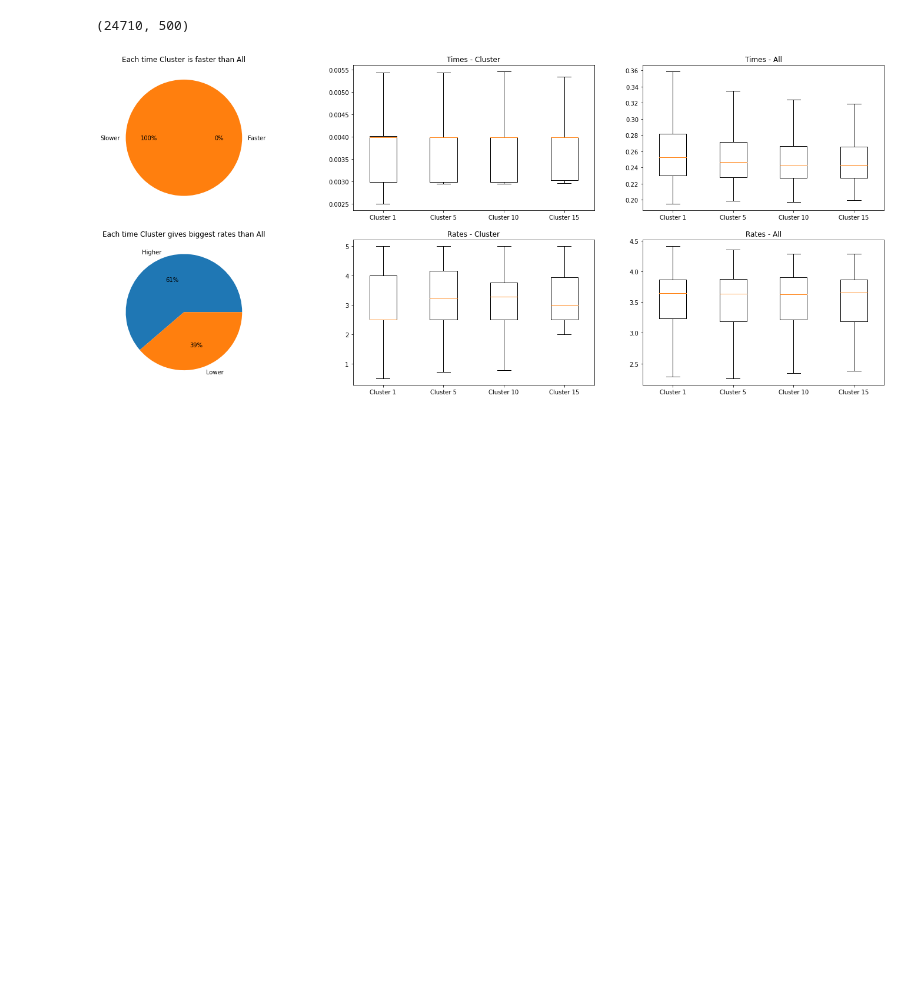
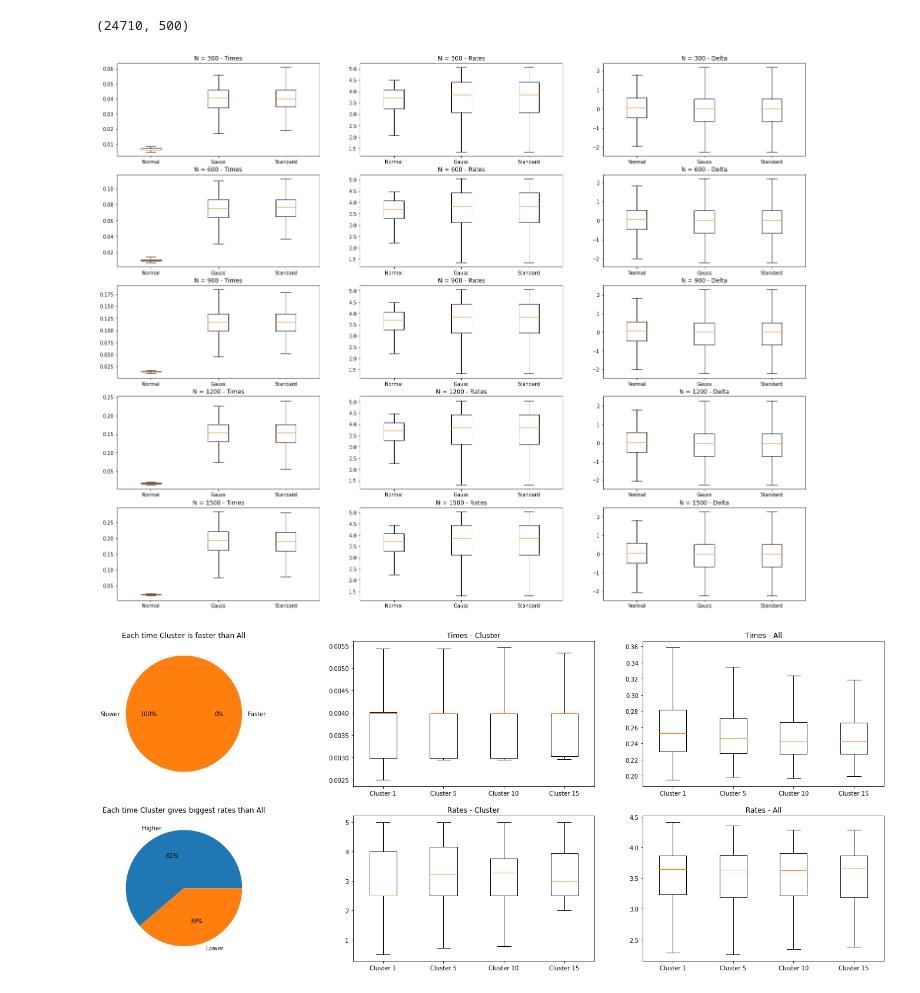
Before and after one commit to StundFR/ClusteringRecommendation, a Jupyter notebook: GroupLens/groupLens.ipynb, the cells around one changed output. Cells and saved outputs as stored; diff of their text form; code cells hidden in the pictures; blank space fills up the shorter version.

Commit message:
Amélioration de la précison de la note en UserxUser

```diff
--- a/GroupLens/groupLens.ipynb
+++ b/GroupLens/groupLens.ipynb
@@ -115,3 +114,27 @@ def guess_rate_all(user, title):
+# %%
+def guess_rate_cluster_standardization(user, title, N):
+    rate = 0
+    weight = 0
+
+    for i in cos_users_df.loc[user].sort_values(ascending=False).drop(user).index[:N]:
+        r = user_title_df.loc[i, title]
+        if not (pd.isnull(r)):
+            w = cos_users_df.loc[i, user]
+            rate += (r-user_title_df.loc[i].mean())*w
+            weight += w
+
+    if (weight != 0):
+        return rate/weight + user_title_df[title].mean()
+    else:
+        return 2.5
+# %%
+def guess_rate_mode(user, title, N, method):
+    if (method == "Normal"):
+        return guess_rate_cluster_normal(user, title, N)
+    elif (method == "Normal"):
+        return guess_rate_cluster_gauss(user, title, N)
+    else:
+        return guess_rate_cluster_standardization(user, title, N)
 # %%
 cos_users_thresh = keep_efficiant_values(cos_users_df, 0.75)
 cluster = len(cos_users_thresh) - np.sum(cos_users_thresh.isna(), axis=0).sort_values()
@@ -148,3 +170,24 @@ for N in tqdm([1, 5, 10 , 15]):
+# %%
+plt.figure(figsize=(25, 20))
+
+k = 1
+for key_N in stats.keys():
+
+    for key_stat in stats[key_N].keys():
+        plt.subplot(MAX-1, 3, k)
+
+        plots = []
+        labels = []
+
+        for key_method in stats[key_N][key_stat].keys():
+            plots.append(stats[key_N][key_stat][key_method])
+            labels.append(key_method)
+
+        plt.boxplot(plots, labels=labels, showfliers=False)
+        plt.title(f"{key_N} - {key_stat}")
+        k += 1
+# %% [output]
+[figure, added]
 # %%
 #On affiche graphiquement le comparatif
 plt.figure(figsize=(25,10))
```
Also changed, not shown: parts of 10 cells of this notebook.
